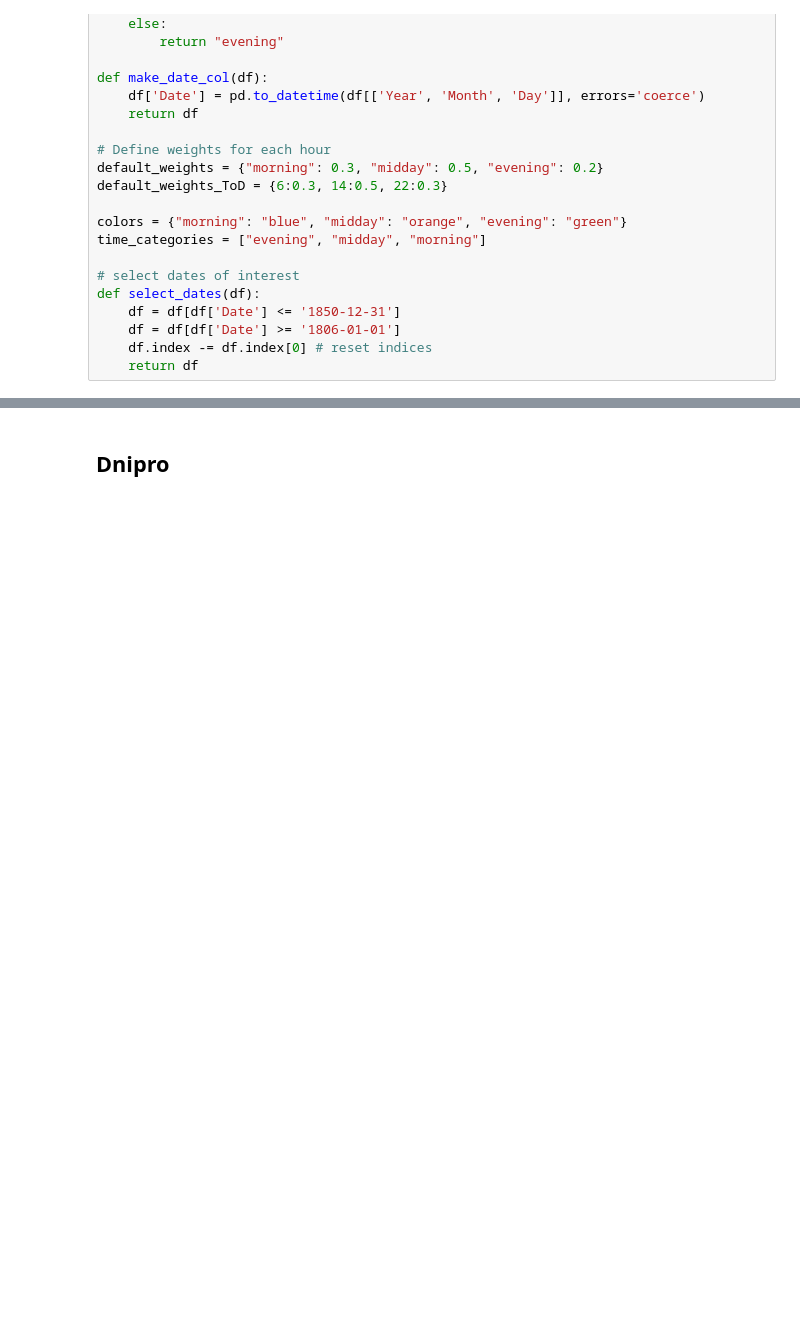
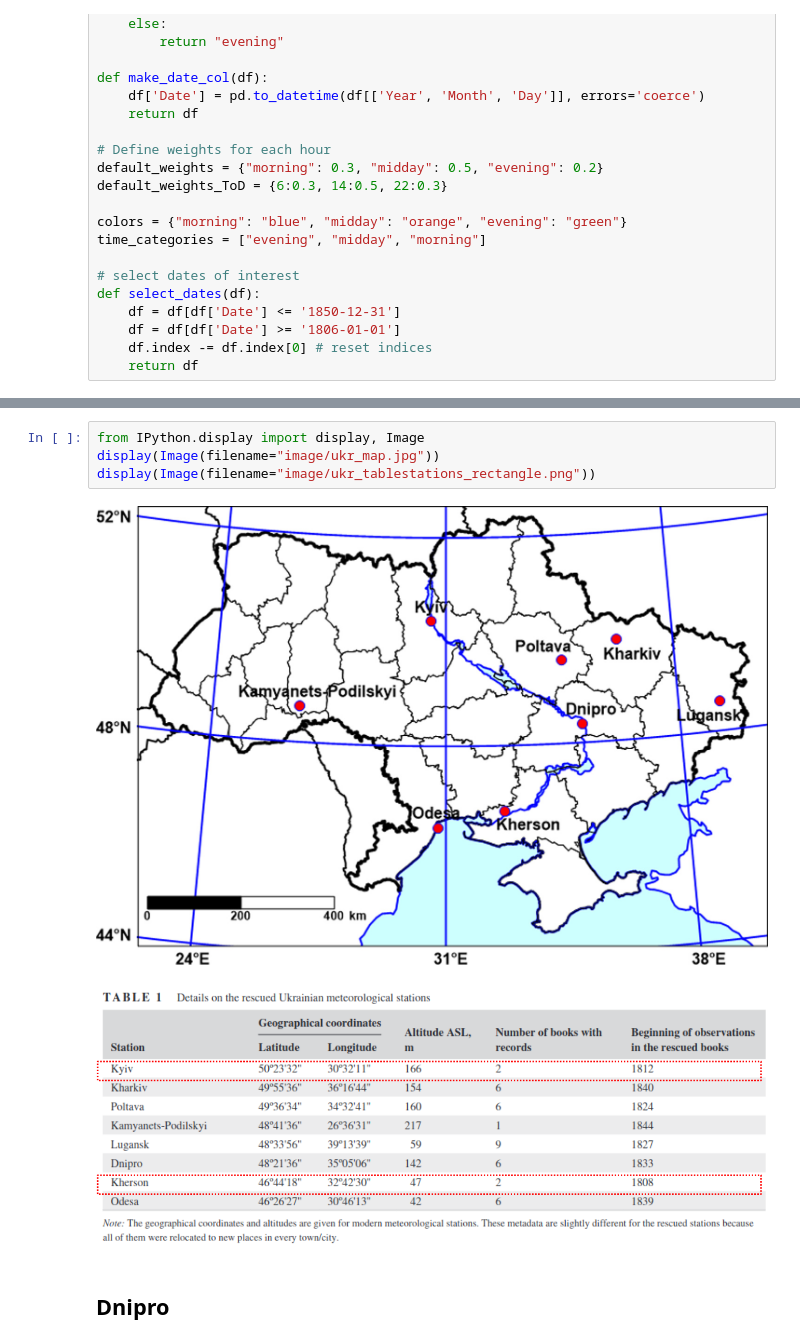
Before and after one commit to carlotatrx/dataprep, a Jupyter notebook: dataprep_ukraine.ipynb, the cells around one changed output, grey strips where cells are left out. Cells and saved outputs as stored; diff of their text form; blank space fills up the shorter version.

```diff
--- a/dataprep_ukraine.ipynb
+++ b/dataprep_ukraine.ipynb
@@ -40,6 +40,13 @@ def select_dates(df):
 We have data from various stations.
 ![map](image/ukr_map.jpg)
 ![Table](image/ukr_tablestations_rectangle.png)
+# %%
+from IPython.display import display, Image
+display(Image(filename="image/ukr_map.jpg"))
+display(Image(filename="image/ukr_tablestations_rectangle.png"))
+# %% [output]
+[figure, added]
+[figure, added]
 # %% [markdown]
 ## Dnipro
 # %%
```
